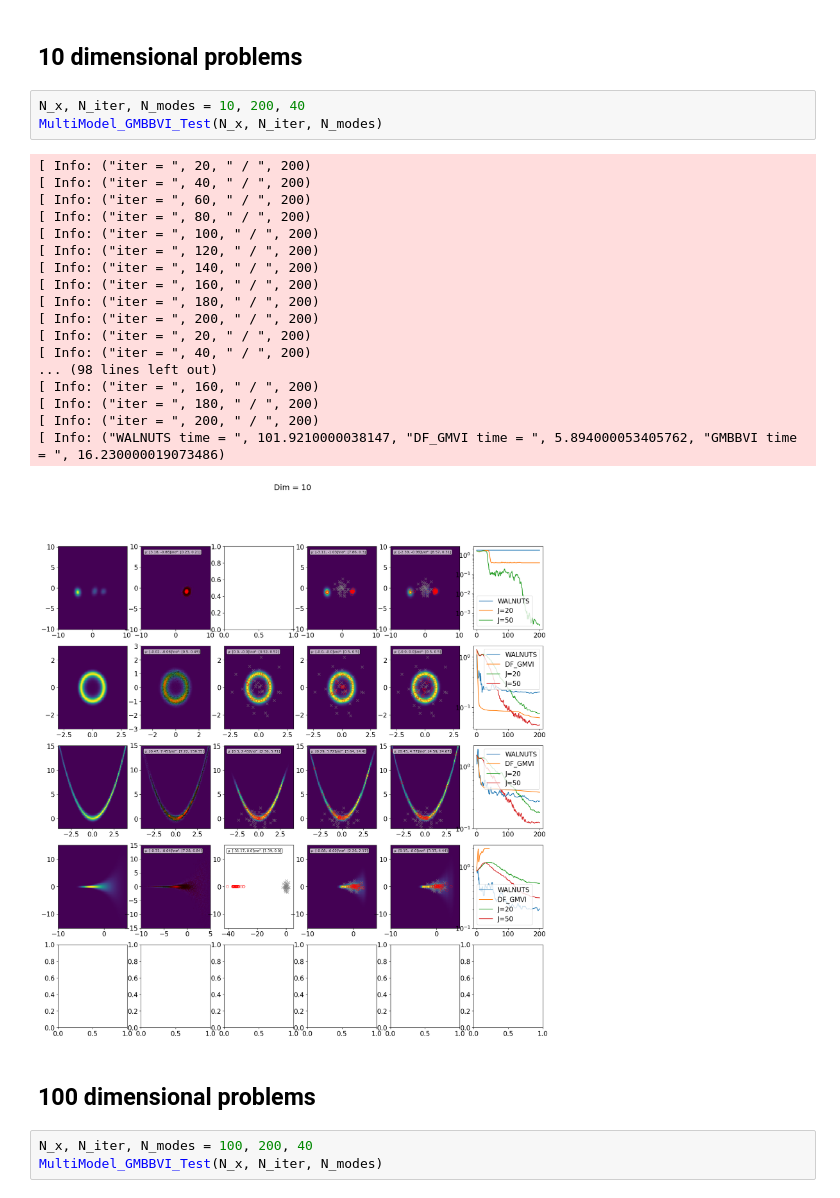
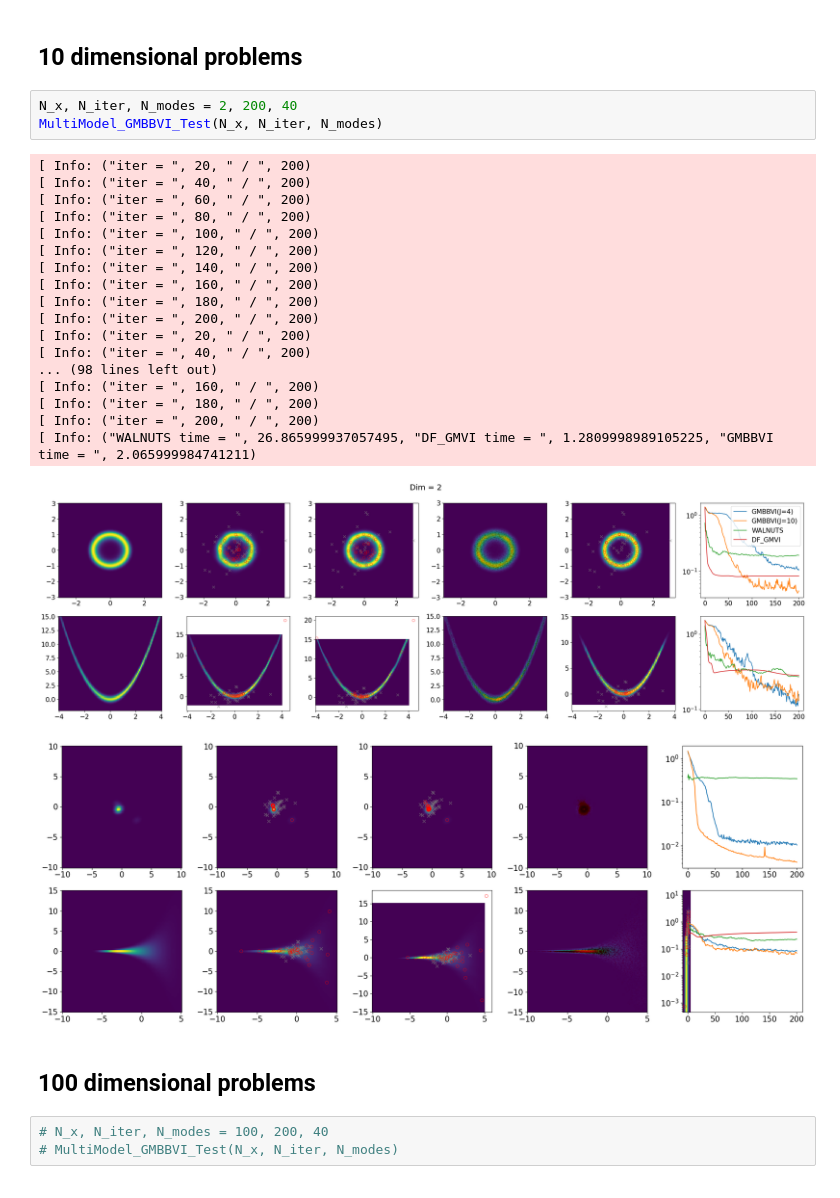
Before and after one commit to PKU-CMEGroup/InverseProblems.jl, a Jupyter notebook: Derivative-Free-Variational-Inference/MultiModal-GMBBVI-Comparison-nD.ipynb, the cells around one changed output. Cells and saved outputs as stored; diff of their text form.

Commit message:
add GMBBVI comparisons

```diff
--- a/Derivative-Free-Variational-Inference/MultiModal-GMBBVI-Comparison-nD.ipynb
+++ b/Derivative-Free-Variational-Inference/MultiModal-GMBBVI-Comparison-nD.ipynb
@@ -438,29 +375,30 @@ MultiModel_GMBBVI_Test (generic function with 1 method)
 # %% [markdown]
 ## 10 dimensional problems
 # %%
-N_x, N_iter, N_modes = 10, 200, 40
+N_x, N_iter, N_modes = 2, 200, 40
 MultiModel_GMBBVI_Test(N_x, N_iter, N_modes)
 # %% [output]
 [ Info: ("iter = ", 20, " / ", 200)
 [ Info: ("iter = ", 40, " / ", 200)
 [ Info: ("iter = ", 60, " / ", 200)
 [ Info: ("iter = ", 80, " / ", 200)
 [ Info: ("iter = ", 100, " / ", 200)
 [ Info: ("iter = ", 120, " / ", 200)
 [ Info: ("iter = ", 140, " / ", 200)
 [ Info: ("iter = ", 160, " / ", 200)
 [ Info: ("iter = ", 180, " / ", 200)
 [ Info: ("iter = ", 200, " / ", 200)
 [ Info: ("iter = ", 20, " / ", 200)
 [ Info: ("iter = ", 40, " / ", 200)
 ... (98 lines left out)
 [ Info: ("iter = ", 160, " / ", 200)
 [ Info: ("iter = ", 180, " / ", 200)
 [ Info: ("iter = ", 200, " / ", 200)
-[ Info: ("WALNUTS time = ", 101.9210000038147, "DF_GMVI time = ", 5.894000053405762, "GMBBVI time = ", 16.230000019073486)
+[ Info: ("WALNUTS time = ", 26.865999937057495, "DF_GMVI time = ", 1.2809998989105225, "GMBBVI time = ", 2.065999984741211)
-[figure, old version]
+[figure, new version]
+[figure, added]
 # %% [markdown]
 ## 100 dimensional problems
 # %%
-N_x, N_iter, N_modes = 100, 200, 40
-MultiModel_GMBBVI_Test(N_x, N_iter, N_modes)
+# N_x, N_iter, N_modes = 100, 200, 40
+# MultiModel_GMBBVI_Test(N_x, N_iter, N_modes)
```
Also changed, not shown: parts of 6 cells of this notebook, 3 other files.
